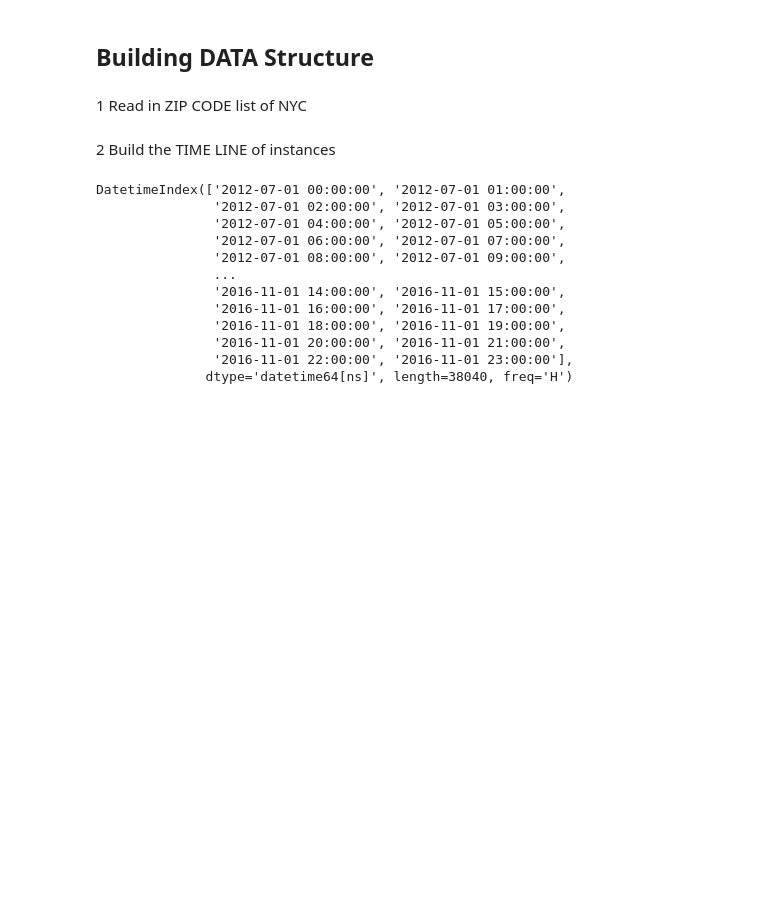
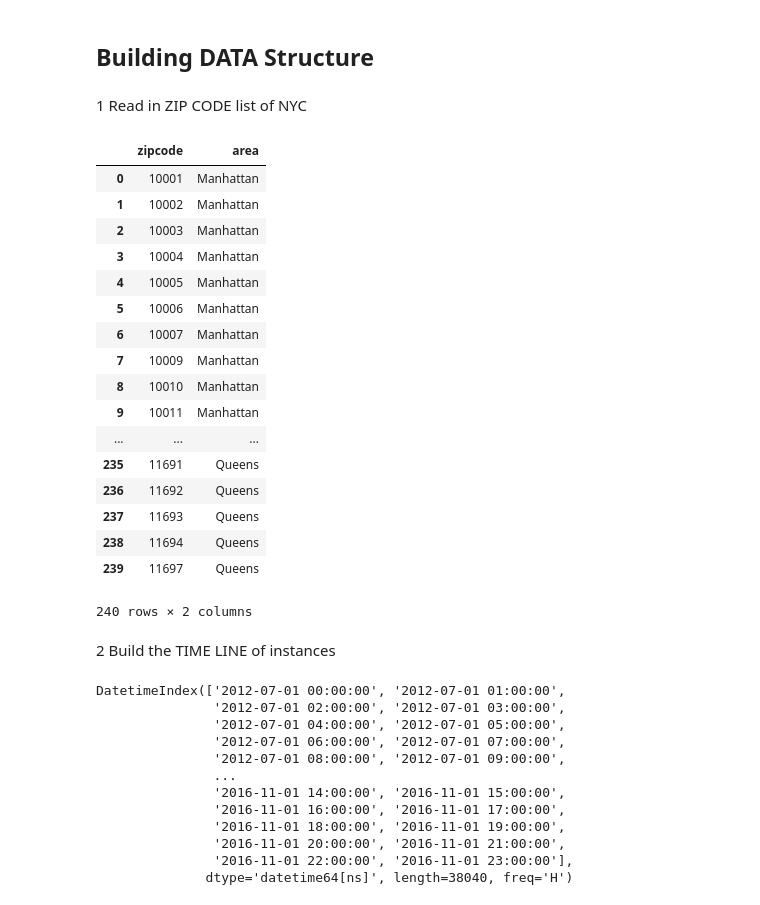
Before and after one commit to wooginawunan/NYCCollisions, a Jupyter notebook: term_project_1001/NYPD Motor Vehicle Collisions-Final Project The perfect 1001 group .ipynb, the cells around one changed output. Cells and saved outputs as stored; diff of their text form; code cells hidden in the pictures; blank space fills up the shorter version.

```diff
--- a/term_project_1001/NYPD Motor Vehicle Collisions-Final Project The perfect 1001 group .ipynb
+++ b/term_project_1001/NYPD Motor Vehicle Collisions-Final Project The perfect 1001 group .ipynb
@@ -116,6 +116,27 @@ ZIP_Code_NYC=pd.DataFrame(ZIP_Code_NYC)
 ZIP_Code_NYC=ZIP_Code_NYC.drop_duplicates()
 len(ZIP_Code_NYC)
 ZIP_Code_NYC.index=range(0,240)
+# %%
+ZIP_Code_NYC
+# %% [output]
+|  | zipcode | area |
+| 0 | 10001 | Manhattan |
+| 1 | 10002 | Manhattan |
+| 2 | 10003 | Manhattan |
+| 3 | 10004 | Manhattan |
+| 4 | 10005 | Manhattan |
+| 5 | 10006 | Manhattan |
+| 6 | 10007 | Manhattan |
+| 7 | 10009 | Manhattan |
+| 8 | 10010 | Manhattan |
+| 9 | 10011 | Manhattan |
+| ... | ... | ... |
+| 235 | 11691 | Queens |
+| 236 | 11692 | Queens |
+| 237 | 11693 | Queens |
+| 238 | 11694 | Queens |
+| 239 | 11697 | Queens |
+240 rows × 2 columns
 # %% [markdown]
 2 Build the TIME LINE of instances
 # %%
```
Also changed, not shown: parts of 5 cells of this notebook.
